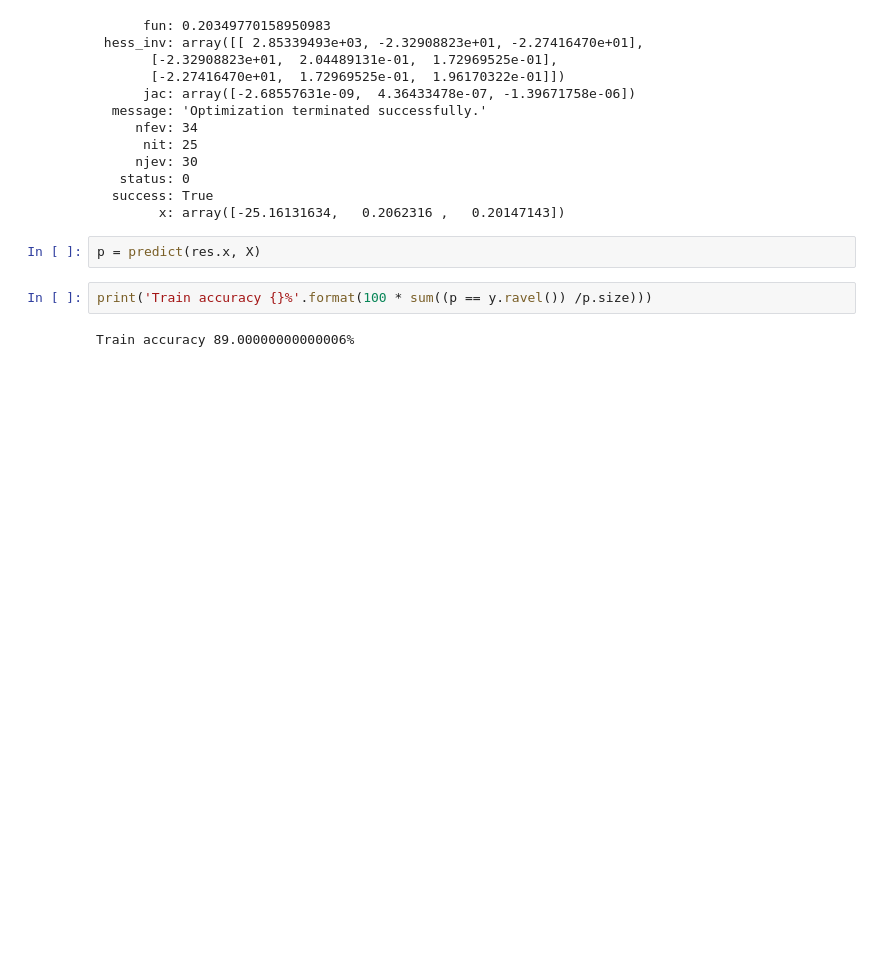
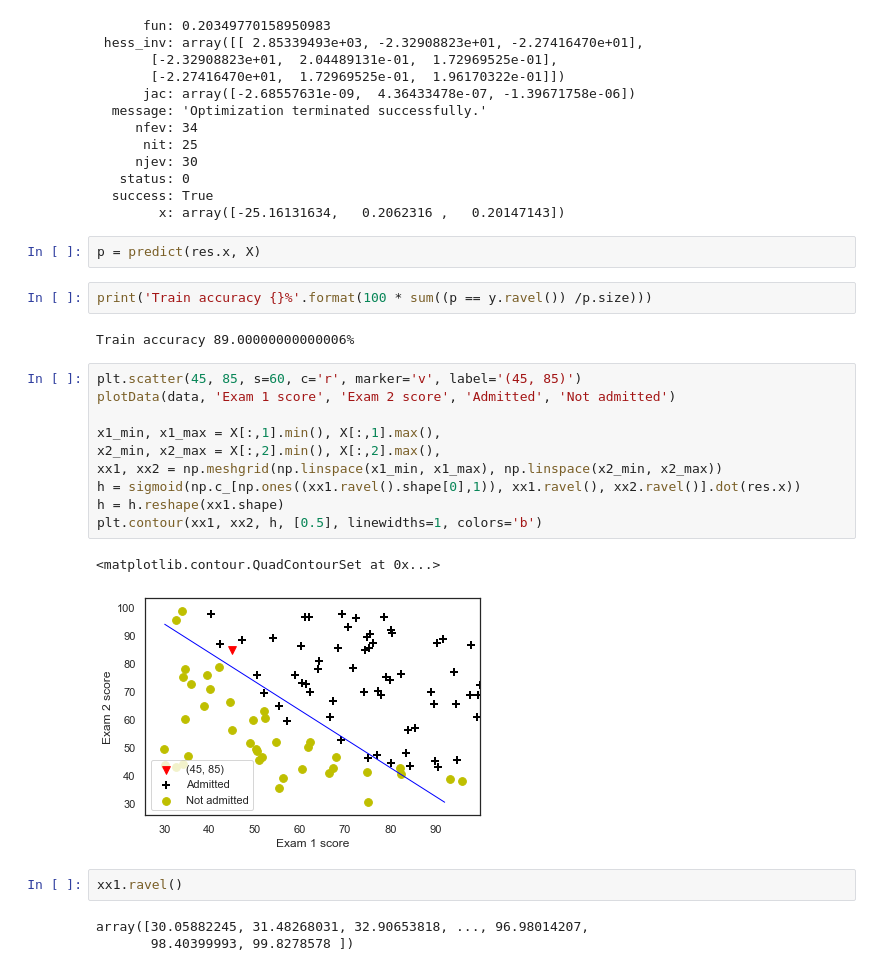
Before and after one commit to dougbatista/data-science, a Jupyter notebook: notebooks/machine-learning-coursera/Logistic regression - week 2.ipynb, the cells around one changed output. Drawn from its saved outputs; the diff is of its cells as text; blank space fills up the shorter version.

```diff
--- a/Logistic regression - week 2.ipynb
+++ b/notebooks/machine-learning-coursera/Logistic regression - week 2.ipynb
@@ -207,3 +207,21 @@ p = predict(res.x, X)
 print('Train accuracy {}%'.format(100 * sum((p == y.ravel()) /p.size)))
 # %% [output]
 Train accuracy 89.00000000000006%
+# %%
+plt.scatter(45, 85, s=60, c='r', marker='v', label='(45, 85)')
+plotData(data, 'Exam 1 score', 'Exam 2 score', 'Admitted', 'Not admitted')
+
+x1_min, x1_max = X[:,1].min(), X[:,1].max(),
+x2_min, x2_max = X[:,2].min(), X[:,2].max(),
+xx1, xx2 = np.meshgrid(np.linspace(x1_min, x1_max), np.linspace(x2_min, x2_max))
+h = sigmoid(np.c_[np.ones((xx1.ravel().shape[0],1)), xx1.ravel(), xx2.ravel()].dot(res.x))
+h = h.reshape(xx1.shape)
+plt.contour(xx1, xx2, h, [0.5], linewidths=1, colors='b')
+# %% [output]
+<matplotlib.contour.QuadContourSet at 0x...>
+[figure, added]
+# %%
+xx1.ravel()
+# %% [output]
+array([30.05882245, 31.48268031, 32.90653818, ..., 96.98014207,
+       98.40399993, 99.8278578 ])
```
Also changed, not shown: 5 other files.
